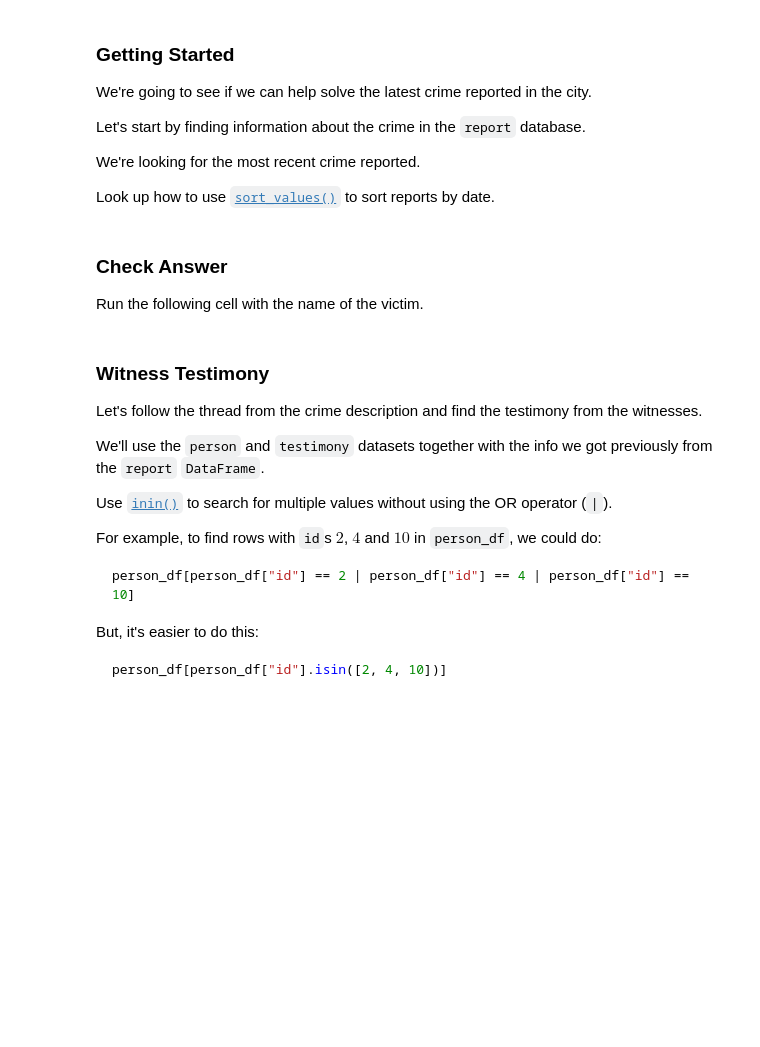
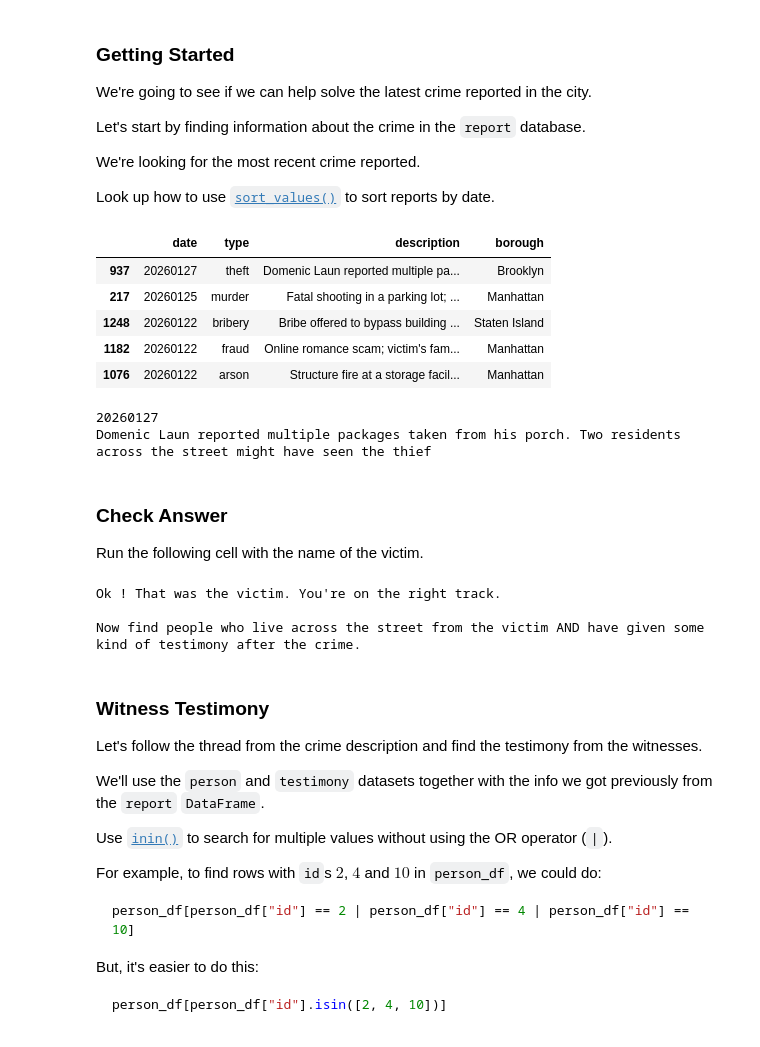
Before and after one commit to AI-and-Machine-Learning-Fall-2026/Homework06, a Jupyter notebook: Homework06B.ipynb, the cells around one changed output. Cells and saved outputs as stored; diff of their text form; code cells hidden in the pictures; blank space fills up the shorter version.

```diff
--- a/Homework06B.ipynb
+++ b/Homework06B.ipynb
@@ -190,14 +190,36 @@ We're looking for the most recent crime reported.
 Look up how to use [`sort_values()`](https://pandas.pydata.org/docs/reference/api/pandas.DataFrame.sort_values.html) to sort reports by date.
 # %%
 # TODO: find most recent crime reported, look at the full description and get the name of the victim
+
+sorted_reports_df= report_df.sort_values(by="date", ascending=False)
+display(sorted_reports_df.head())
+
+most_recent_report = sorted_reports_df.iloc[0]
+crime_date = most_recent_report["date"]
+
+print(crime_date)
+print(most_recent_report["description"])
+# %% [output]
+|  | date | type | description | borough |
+| 937 | 20260127 | theft | Domenic Laun reported multiple pa... | Brooklyn |
+| 217 | 20260125 | murder | Fatal shooting in a parking lot; ... | Manhattan |
+| 1248 | 20260122 | bribery | Bribe offered to bypass building ... | Staten Island |
+| 1182 | 20260122 | fraud | Online romance scam; victim's fam... | Manhattan |
+| 1076 | 20260122 | arson | Structure fire at a storage facil... | Manhattan |
+20260127
+Domenic Laun reported multiple packages taken from his porch. Two residents across the street might have seen the thief
 # %% [markdown]
 ### Check Answer
 
 Run the following cell with the name of the victim.
 # %%
 # TODO: put name of victim in variable
-victim_name = "HERE"
+victim_name = "Domenic Laun"
 MysteryUtils.check("victim", victim_name)
+# %% [output]
+Ok ! That was the victim. You're on the right track.
+
+Now find people who live across the street from the victim AND have given some kind of testimony after the crime.
 # %% [markdown]
 ### Witness Testimony
 
```
Also changed, not shown: parts of 4 cells of this notebook.
